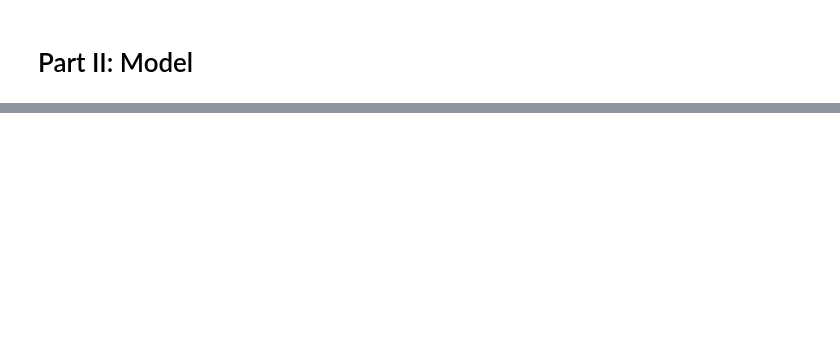
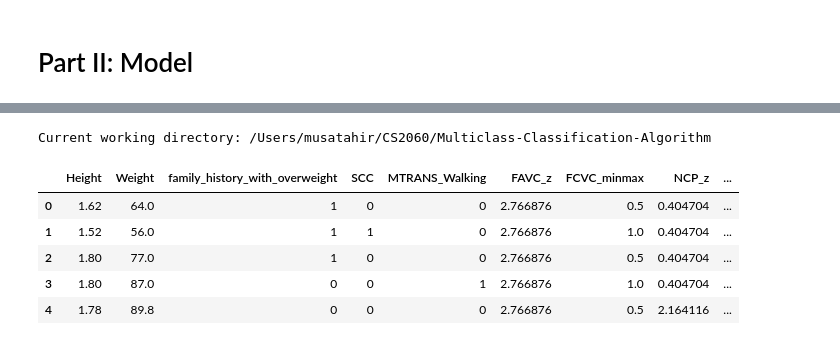
Before and after one commit to ericab322/Multiclass-Classifcation-Algorithm, a Jupyter notebook: notebooks/report.ipynb, the cells around one changed output, grey strips where cells are left out. Drawn from its saved outputs; the diff is of its cells as text; code cells hidden in the pictures; blank space fills up the shorter version.

```diff
--- a/notebooks/report.ipynb
+++ b/notebooks/report.ipynb
@@ -212,0 +1246,19 @@ The probability that a data point $x$ belongs to class $C_i$ is given by:
+# %%
+import numpy as np # linear algebra
+import pandas as pd # data processing, CSV file I/O (e.g. pd.read_csv)
+import os
+par_working_dir = "/Users/musatahir/CS2060/Multiclass-Classification-Algorithm"
+os.chdir(par_working_dir)
+print("Current working directory:", os.getcwd())
+
+data = pd.read_csv("./data/raw/obesity_dataset.csv")
+
+data.head()
+# %% [output]
+Current working directory: /Users/musatahir/CS2060/Multiclass-Classification-Algorithm
+|  | Height | Weight | family_history_with_overweight | SCC | MTRANS_Walking | FAVC_z | FCVC_minmax | NCP_z | ... |
+| 0 | 1.62 | 64.0 | 1 | 0 | 0 | 2.766876 | 0.5 | 0.404704 | ... |
+| 1 | 1.52 | 56.0 | 1 | 1 | 0 | 2.766876 | 1.0 | 0.404704 | ... |
+| 2 | 1.80 | 77.0 | 1 | 0 | 0 | 2.766876 | 0.5 | 0.404704 | ... |
+| 3 | 1.80 | 87.0 | 0 | 0 | 1 | 2.766876 | 1.0 | 0.404704 | ... |
+| 4 | 1.78 | 89.8 | 0 | 0 | 0 | 2.766876 | 0.5 | 2.164116 | ... |
```
Also changed, not shown: parts of 16 cells of this notebook.
